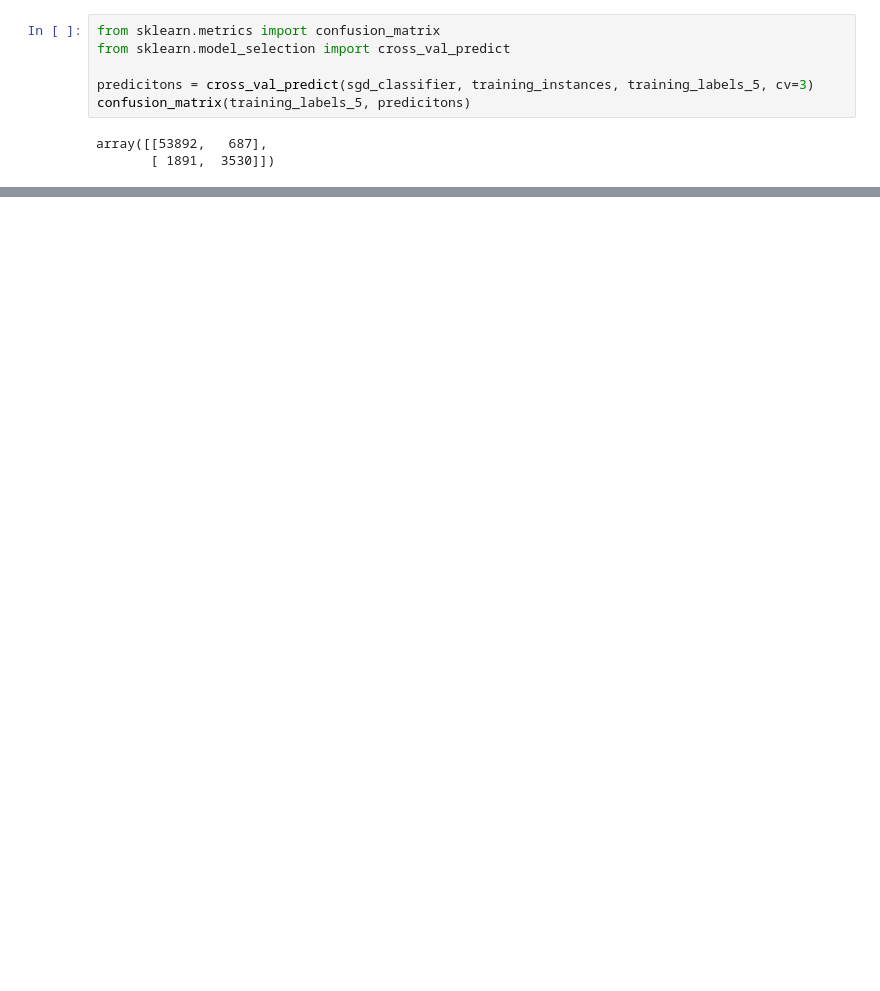
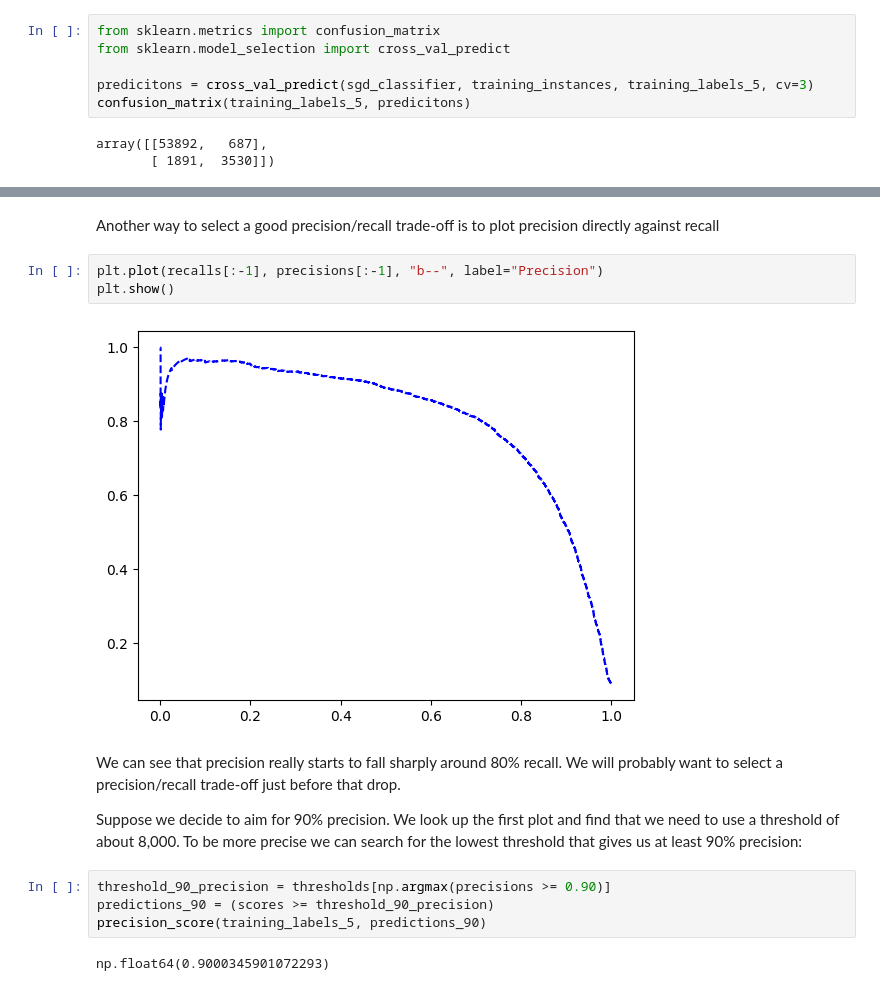
Before and after one commit to QubitPi/jupyter-notebooks, a Jupyter notebook: notebooks/MNIST/MNIST.ipynb, the cells around one changed output, grey strips where cells are left out. Saved outputs shown, nothing was run; the diff lists cells and outputs as text; blank space fills up the shorter version.

```diff
--- a/notebooks/MNIST/MNIST.ipynb
+++ b/notebooks/MNIST/MNIST.ipynb
@@ -173,0 +293,17 @@ A perfect classifier would have only true positives and true negatives, so __its
+# %% [markdown]
+Another way to select a good precision/recall trade-off is to plot precision directly against recall
+# %%
+plt.plot(recalls[:-1], precisions[:-1], "b--", label="Precision")
+plt.show()
+# %% [output]
+[figure, added]
+# %% [markdown]
+We can see that precision really starts to fall sharply around 80% recall. We will probably want to select a precision/recall trade-off just before that drop.
+
+Suppose we decide to aim for 90% precision. We look up the first plot and find that we need to use a threshold of about 8,000. To be more precise we can search for the lowest threshold that gives us at least 90% precision:
+# %%
+threshold_90_precision = thresholds[np.argmax(precisions >= 0.90)]
+predictions_90 = (scores >= threshold_90_precision)
+precision_score(training_labels_5, predictions_90)
+# %% [output]
+np.float64(0.9000345901072293)
```
Also changed, not shown: parts of 57 cells of this notebook, 1 other file.
